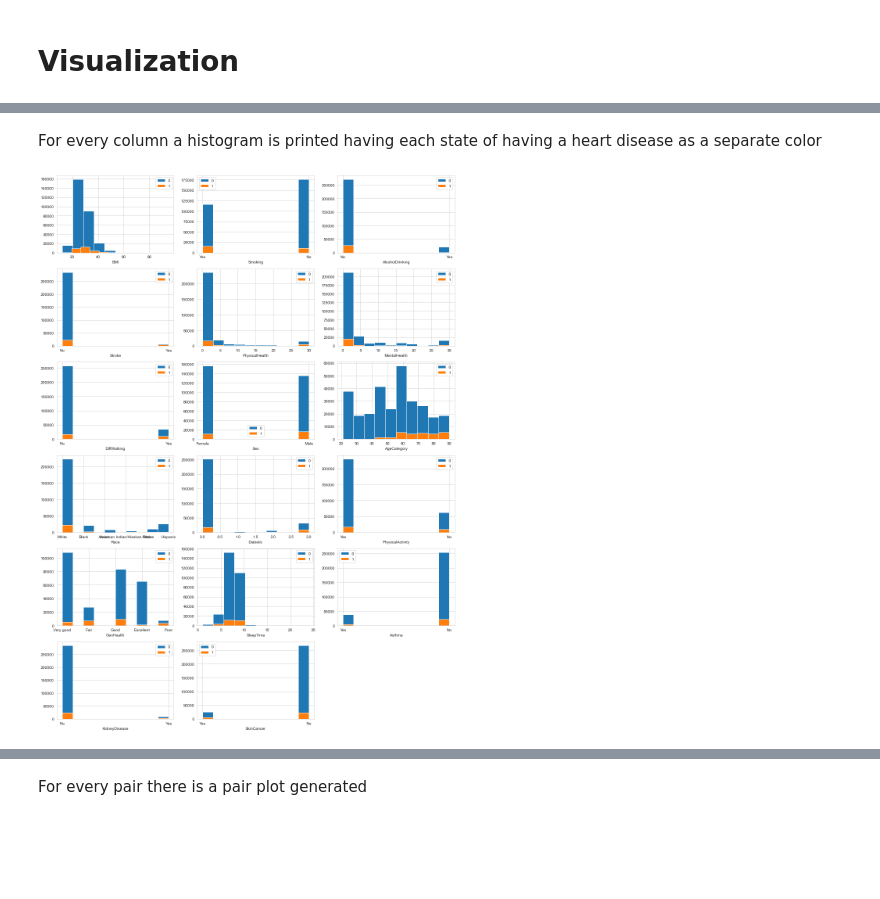
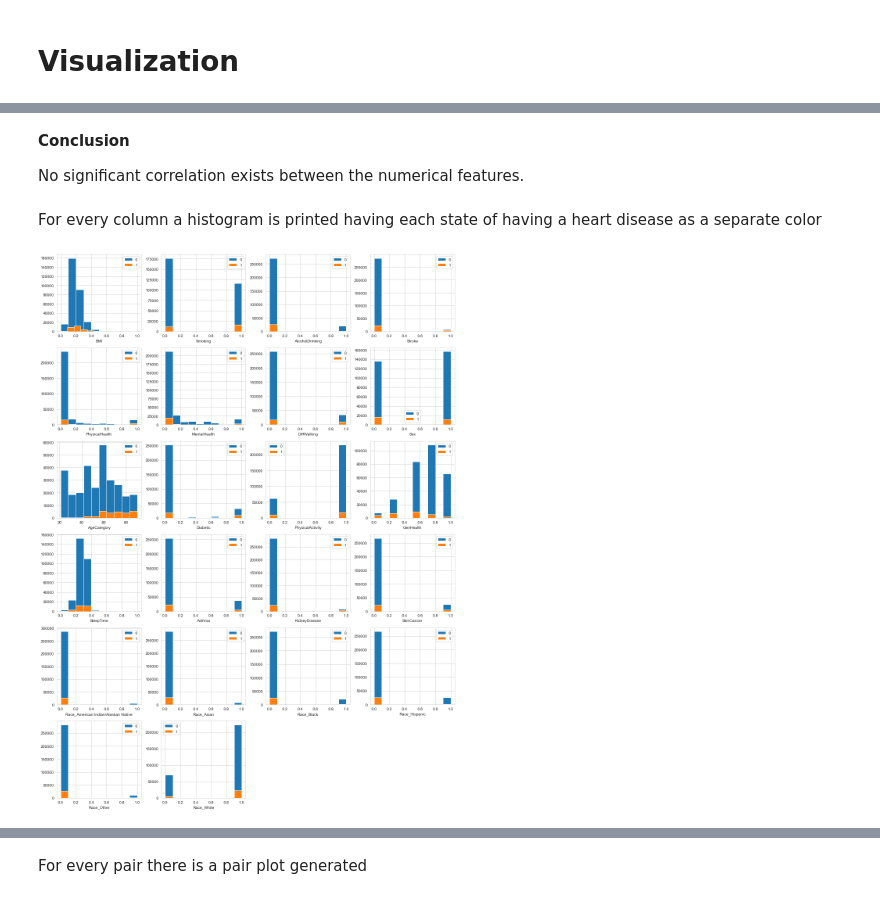
Before and after one commit to BenediktLueth/heartheroes, a Jupyter notebook: data_preprocessing.ipynb, the cells around one changed output, grey strips where cells are left out. Cells and saved outputs as stored; diff of their text form; code cells hidden in the pictures; blank space fills up the shorter version.

```diff
--- a/data_preprocessing.ipynb
+++ b/data_preprocessing.ipynb
@@ -291,9 +282,9 @@ Diabetic status may be considered ordinal, as the different states express diffe
 # %%
 # Create dictionary of ordinal to integer mapping
 diabetic_order = {'No': 0,
-                 'Yes (during pregnancy)': 1,
-                 'No, borderline diabetes': 2,
-                 'Yes': 3}
+                 'Yes (during pregnancy)': 1/3,
+                 'No, borderline diabetes': 2/3,
+                 'Yes': 1}
 
 # Apply using map
 heart_dataset_preprocessed['Diabetic'] = heart_dataset['Diabetic'].map(diabetic_order)
@@ -359,11 +350,11 @@ Name: AgeCategory, Length: 319795, dtype: int64
 #### GenHealth
 # %%
 # Create dictionary of ordinal to integer mapping
-gen_health_order = {'Poor':1,
-                    'Fair':2,
-                    'Good':3,
-                    'Very good':4,
-                    'Excellent':5}
+gen_health_order = {'Poor':0,
+                    'Fair':1/4,
+                    'Good':2/4,
+                    'Very good':3/4,
+                    'Excellent':1}
 
 # Apply using map
 heart_dataset_preprocessed['GenHealth'] = heart_dataset['GenHealth'].map(gen_health_order)
@@ -390,14 +381,14 @@ nominal_features = ['Race']
 # Encoding
 one_hot_encoder = preprocessing.OneHotEncoder()
 one_hot_encoded = pd.DataFrame(one_hot_encoder.fit_transform(heart_dataset[nominal_features]).toarray(),
-                               columns=one_hot_encoder.get_feature_names(nominal_features))
+                               columns=one_hot_encoder.get_feature_names_out(nominal_features))
 
 # TODO maybe drop one Race column and one diabetic column as over-specified if all those are taken into the model
 
 # Joining
 heart_dataset_preprocessed = heart_dataset_preprocessed.drop(columns=nominal_features)
 heart_dataset_preprocessed = heart_dataset_preprocessed.join(one_hot_encoded)
-heart_dataset_preprocessed[one_hot_encoder.get_feature_names(nominal_features)]
+heart_dataset_preprocessed[one_hot_encoder.get_feature_names_out(nominal_features)]
 # %% [output]
 |  | Race_American Indian/Alaskan Native | Race_Asian | Race_Black | Race_Hispanic | Race_Other | Race_White |
 | 0 | 0.0 | 0.0 | 0.0 | 0.0 | 0.0 | 1.0 |
@@ -483,15 +472,0 @@ Numerical and ordinal features need to be normalized.
-# %%
-# Concatenate numerical features and ordinal features for normalization
-features = numerical_features.copy()
-features.extend(['AgeCategory', 'Diabetic', 'GenHealth'])
-
-# Use MinMaxScaler to normalize numerical data, as some data isn't normally distributed
-scaler = preprocessing.MinMaxScaler()
-heart_dataset_preprocessed[features] = scaler.fit_transform(heart_dataset_preprocessed[features])
-
-# Save preprocessed data
-filepath = Path('./heart_dataset_preprocessed.csv')
-heart_dataset_preprocessed.to_csv(filepath, index=False)
-
-# Quick overview of normalized features
-display(heart_dataset_preprocessed[features].describe())
@@ -511,24 +509,28 @@ display(heart_dataset_preprocessed.head())
+# %% [markdown]
+**Conclusion**
+
+No significant correlation exists between the numerical features.
 # %% [markdown]
 For every column a histogram is printed having each state of having a heart disease as a separate color
 # %%
 all_features = heart_dataset_preprocessed.columns[1:]
 
 figure_histograms = plt.figure(figsize=(15, 20))
 
 figure_index = 1
 for current_feature in all_features:
-    ax = figure_histograms.add_subplot(6, 3, figure_index)
+    ax = figure_histograms.add_subplot(6, 4, figure_index)
     for has_heart_disease, group in heart_dataset_preprocessed.groupby('HeartDisease'):
         # plot the data points for the current group and feature combination
         ax.hist(group[current_feature], label=has_heart_disease)
         ax.set_xlabel(current_feature)
         ax.legend()
     figure_index += 1
 
 plt.tight_layout()
 plt.show()
 # %% [output]
-[figure, old version]
+[figure, new version]
 # %%
 heart_dataset_preprocessed_corr = heart_dataset_preprocessed.corr()
 display(heart_dataset_preprocessed_corr.head())
```
Also changed, not shown: parts of 29 cells of this notebook, 3 other files.
